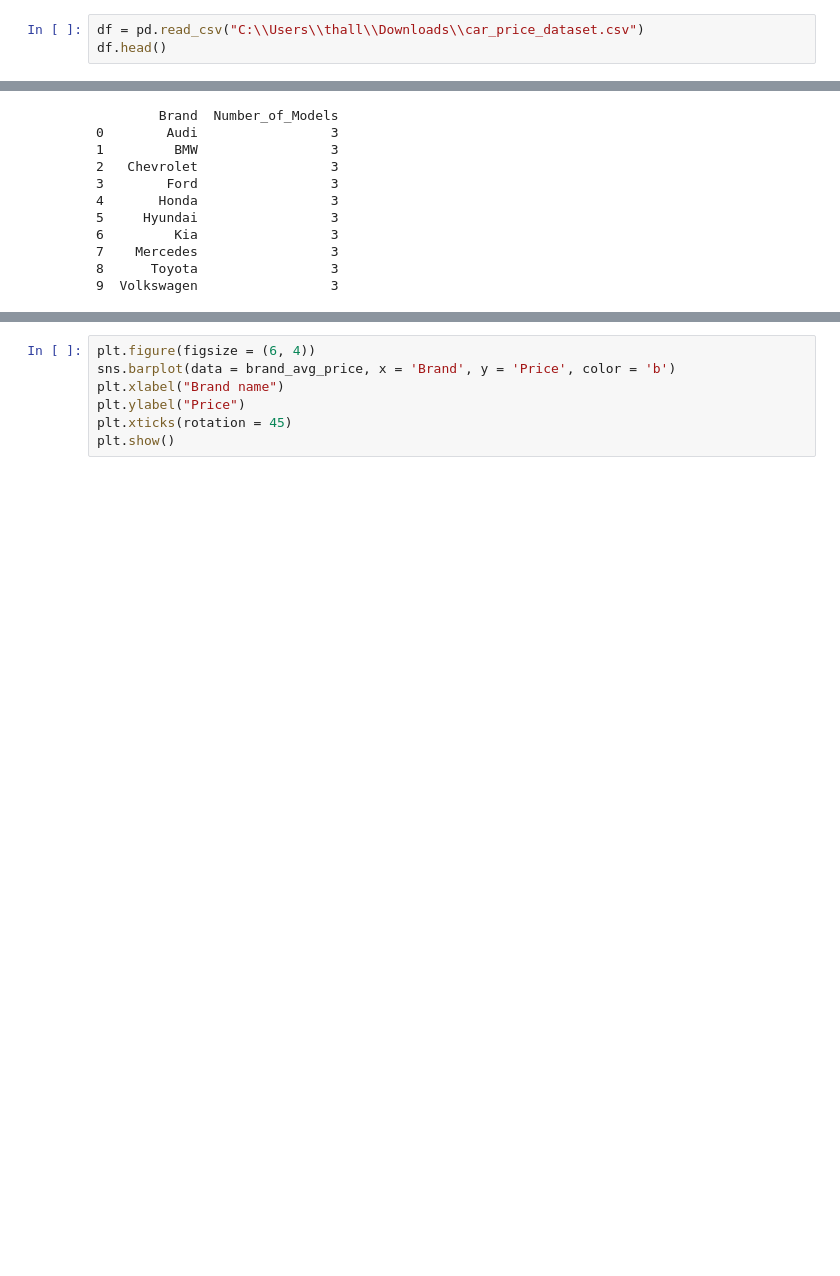
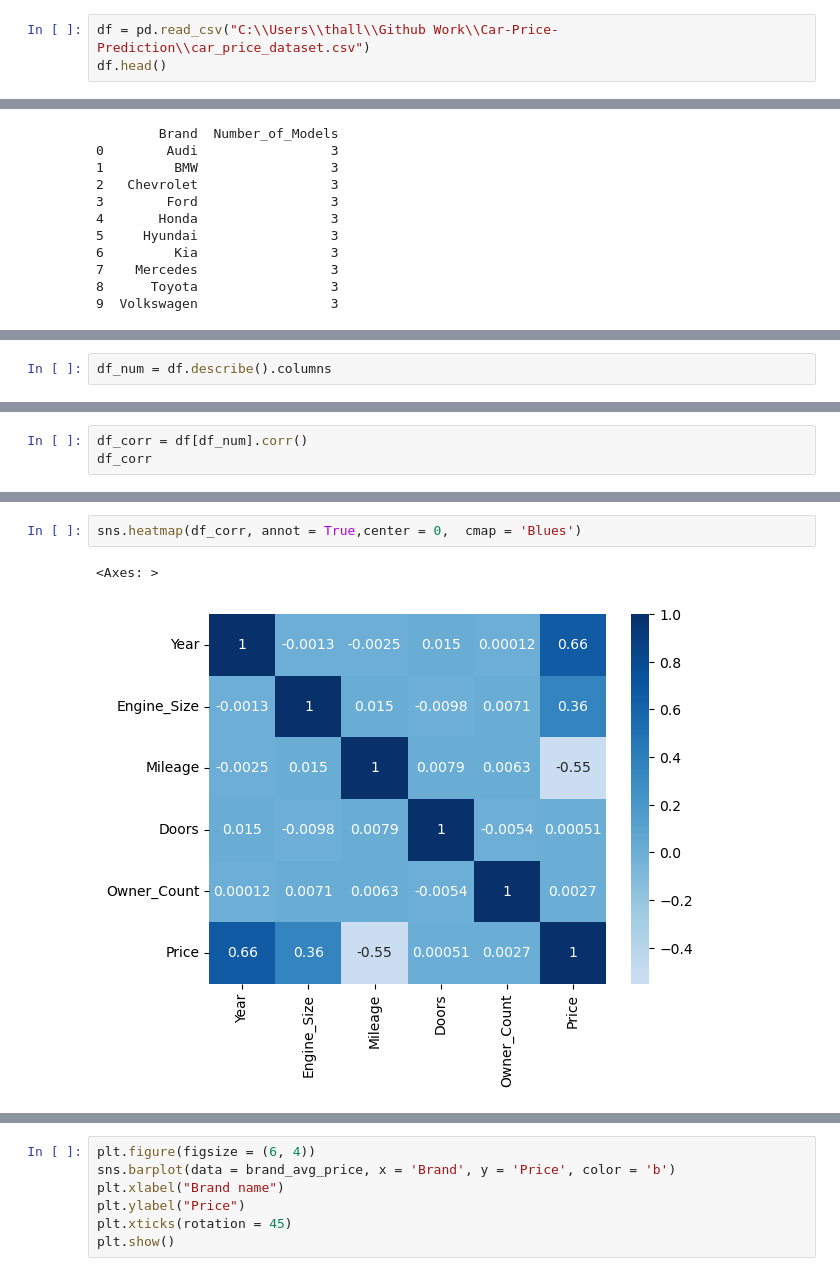
Before and after one commit to Sajan-12325/Car-Price-Prediction, a Jupyter notebook: Predicting Car Price.ipynb, the cells around one changed output, grey strips where cells are left out. Drawn from its saved outputs; the diff is of its cells as text; blank space fills up the shorter version.

Commit message:
Modified  the python file, updates the data visualiztio and found correkation between features

```diff
--- a/Predicting Car Price.ipynb
+++ b/Predicting Car Price.ipynb
@@ -12,5 +15,5 @@ from sklearn.metrics import confusion_matrix, accuracy_score, classification_rep
 # %%
-df = pd.read_csv("C:\\Users\\thall\\Downloads\\car_price_dataset.csv")
+df = pd.read_csv("C:\\Users\\thall\\Github Work\\Car-Price-Prediction\\car_price_dataset.csv")
 df.head()
 # %% [output]
 |  | Brand | Model | Year | Engine_Size | Fuel_Type | Transmission | Mileage | Doors | Owner_Count | ... |
@@ -213,0 +203,2 @@ brand_avg_price
+# %%
+df_num = df.describe().columns
@@ -213,0 +207,3 @@ brand_avg_price
+# %%
+df_corr = df[df_num].corr()
+df_corr
@@ -213,0 +218,5 @@ brand_avg_price
+# %%
+sns.heatmap(df_corr, annot = True,center = 0,  cmap = 'Blues')
+# %% [output]
+<Axes: >
+[figure, added]
```
Also changed, not shown: parts of 31 cells of this notebook.
